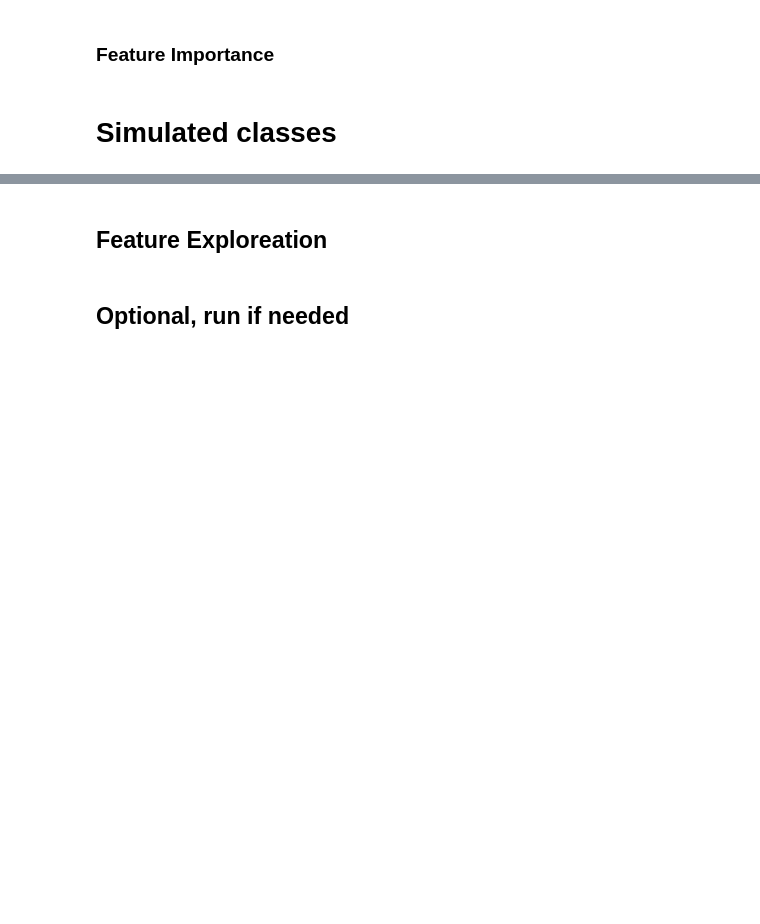
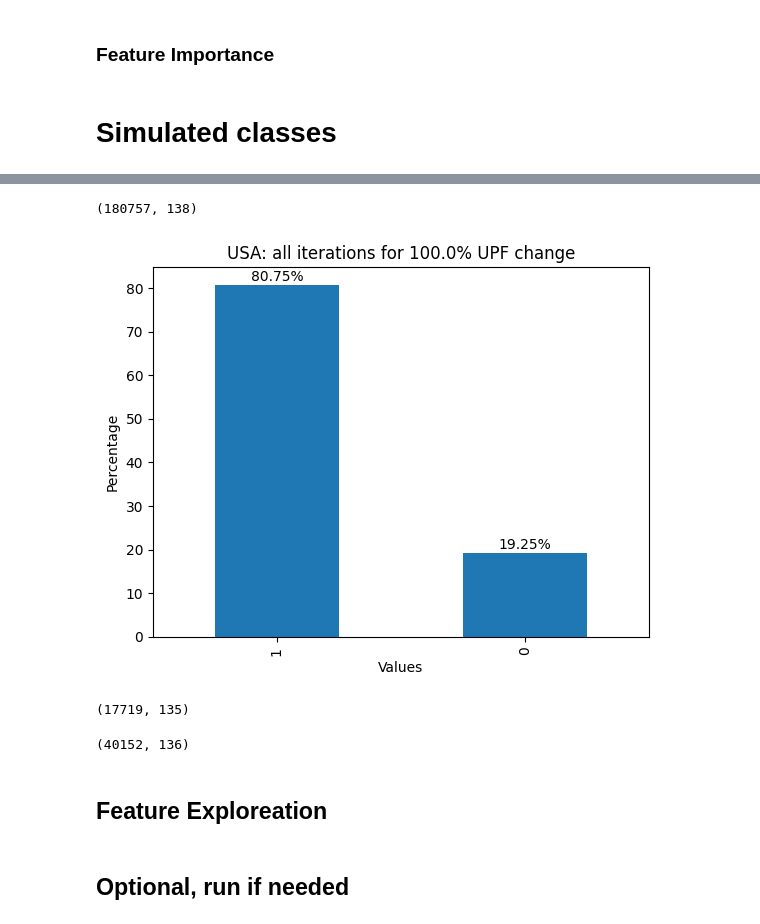
Before and after one commit to jerzybala/Ultra_PF_Smartphone, a Jupyter notebook: UPF_experiments_Feb2024_v3.ipynb, the cells around one changed output, grey strips where cells are left out. Drawn from its saved outputs; the diff is of its cells as text; code cells hidden in the pictures; blank space fills up the shorter version.

```diff
--- a/UPF_experiments_Feb2024_v3.ipynb
+++ b/UPF_experiments_Feb2024_v3.ipynb
@@ -292,7 +275,6 @@ df_features.columns.tolist()
 # %% [markdown]
 ## Selecting data with feature subset and constructing new features
 # %%
-
 
 
 df_features = df[set10].copy()
@@ -334,7 +316,7 @@ wiek3=[22, 18, 19, 20, 21]
 
 
 # Segment and prepare the DataFrame
-prepared_df = segment_and_prepare_df(df_features, countries=anglosphere, age_groups=None, drop_list=drop_list1)
+prepared_df = segment_and_prepare_df(df_features, countries=kraj, age_groups=None, drop_list=drop_list1)
 
 
 # Features construcrs defined in config.py
@@ -399,12 +381,7 @@ age_values = [
  'Age_75-84',
  'Age_85+']
 
-
-
-
 #y_classification = y_classification.map({0: 1, 1: 0})
-
-
 
 #X = X.drop(columns=age_values, axis=1)   # if decided that 'Age' is not a feature
 
@@ -414,13 +391,14 @@ X_train, X_test, y_train, y_test, X_train_reg, X_test_reg, y_train_reg, y_test_r
     X,
     y_classification,
     y_regression,
-    test_size=0.3,
+    #test_size=0.3  # default
+    test_size=0.45,
     random_state=42
 )
 
 X_test_org = X_test.copy()  # a copy to use later for X_test modification
 
-prepared_df.shape
+X_test.shape
 
 # X.columns.tolist()
 # %% [output]
@@ -877,3 +1024,41 @@ pd.DataFrame(predictions_with_new_threshold).value_counts()
+# %%
+unique_df.shape
+X_tests[0].shape
+# %% [output]
+(180757, 138)
+# %%
+import matplotlib.pyplot as plt
+
+# Extract the last column of unique_df
+last_column = unique_df.iloc[:, -1]
+
+# Calculate the percentage of each value
+p = 100 * last_column.value_counts() / len(last_column)
+
+# Plot the values as a bar plot
+ax = p.plot(kind='bar')
+
+# Add labels and title
+plt.xlabel('Values')
+plt.ylabel('Percentage')
+plt.title('USA: all iterations for 100.0% UPF change')
+
+# Add percentage values on the bars
+for i, v in enumerate(p):
+    ax.text(i, v + 1, f"{v:.2f}%", ha='center')
+
+# Display the plot
+plt.show()
+# %% [output]
+[figure, added]
+# %%
+X_tests[0].shape
+# %% [output]
+(17719, 135)
+# %%
+unique_df.shape
+# %% [output]
+(40152, 136)
 # %%
 import pandas as pd
 
```
Also changed, not shown: parts of 14 cells of this notebook, 1 other file.
